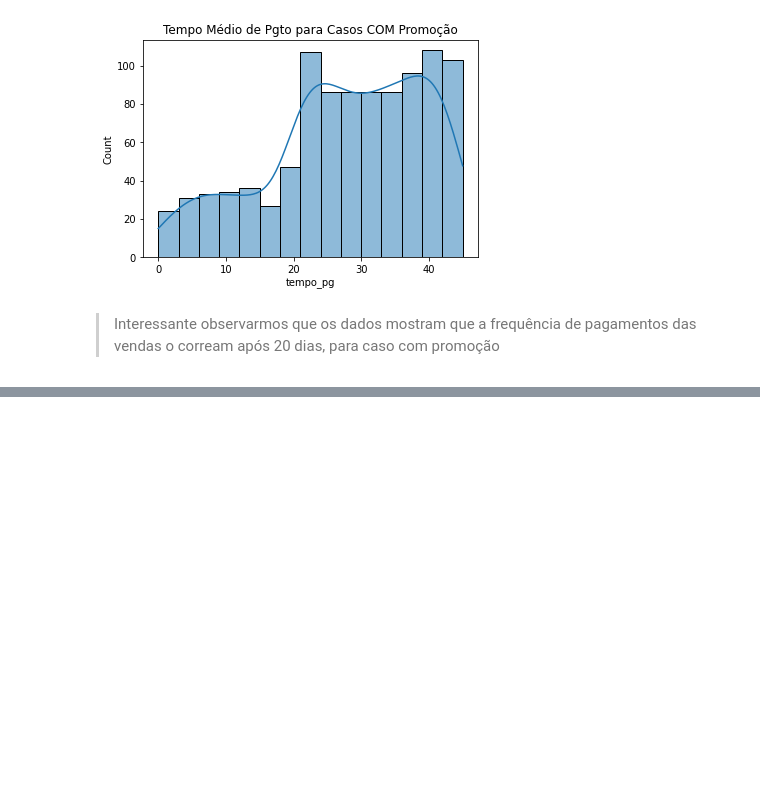
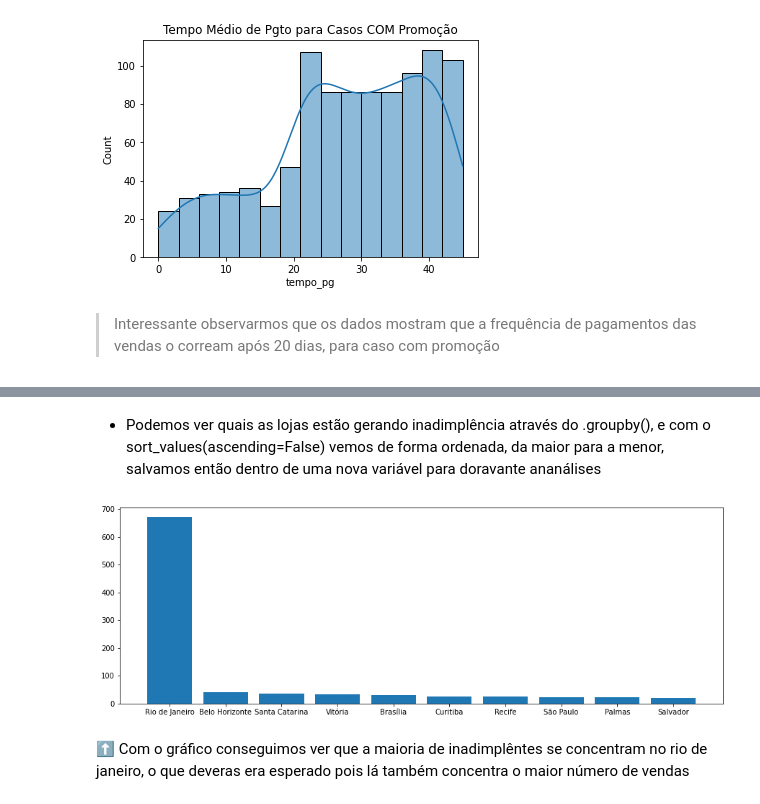
Before and after one commit to ninowwwup/Data_analysis_with_ML., a Jupyter notebook: Case_de_Estudos_Udemy.ipynb, the cells around one changed output, grey strips where cells are left out. Cells and saved outputs as stored; diff of their text form; code cells hidden in the pictures; blank space fills up the shorter version.

```diff
--- a/Case_de_Estudos_Udemy.ipynb
+++ b/Case_de_Estudos_Udemy.ipynb
@@ -1757,0 +1787,12 @@ plt.show()
+# %% [markdown]
+- Podemos ver quais as lojas estão gerando inadimplência através do .groupby(), e com o sort_values(ascending=False) vemos de forma ordenada, da maior para a menor, salvamos então dentro de uma nova variável para doravante ananálises
+# %%
+graf_dados = df[df.pg == 0].groupby('loja_cidade').count().produto_valor.sort_values(ascending=False)
+# %%
+plt.figure(figsize=(15,5))
+plt.bar(graf_dados.index, graf_dados.values)
+plt.show()
+# %% [output]
+[figure, added]
+# %% [markdown]
+⬆️ Com o gráfico conseguimos ver que a maioria de inadimplêntes se concentram no rio de janeiro, o que deveras era esperado pois lá também concentra o maior número de vendas
```
Also changed, not shown: parts of 66 cells of this notebook.
